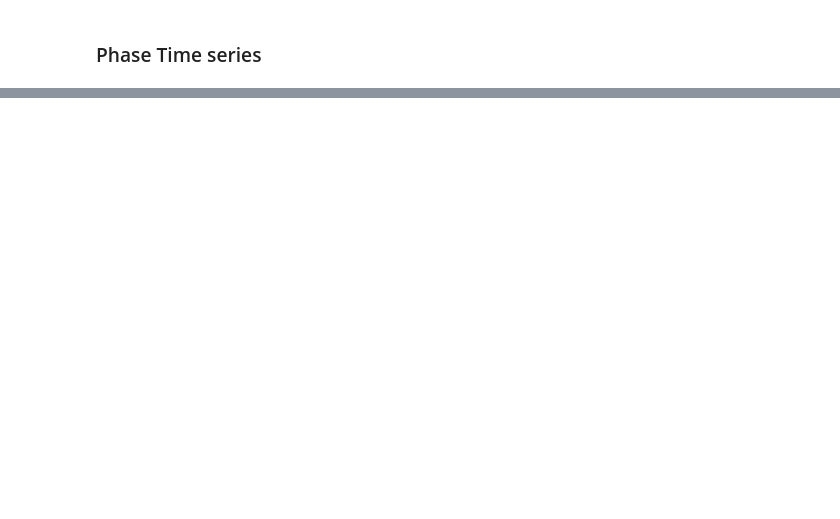
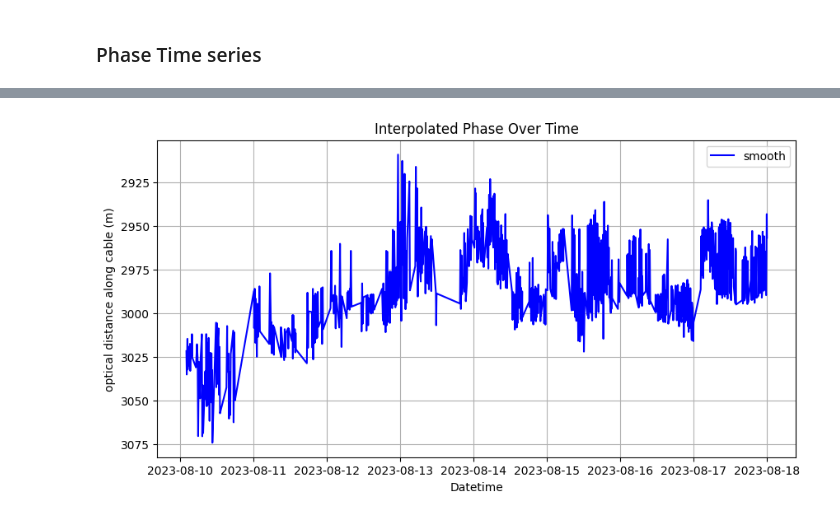
Before and after one commit to Benz-Poobua/Internal-tsunami-revealed-by-DAS, a Jupyter notebook: src/phase_time_series.ipynb, the cells around one changed output, grey strips where cells are left out. Drawn from its saved outputs; the diff is of its cells as text; code cells hidden in the pictures; blank space fills up the shorter version.

```diff
--- a/src/phase_time_series.ipynb
+++ b/src/phase_time_series.ipynb
@@ -127,0 +22,12 @@ plt.ylim(1/3600/3*2,0.5)
+# %%
+# data directory
+rough_path = os.path.join('..', 'data', 'phase_time_series_lower_rough')
+smooth_path = os.path.join('..', 'data', 'phase_time_series_lower_smooth')
+# %%
+# list files in increaseing sorted order
+sorted_rough = sort_file(rough_path)
+sorted_smooth = sort_file(smooth_path)
+# %%
+# concatenate all sorted files
+concat_rough_df = data_concat(sorted_rough, rough_path)
+concat_smooth_df = data_concat(sorted_smooth, smooth_path)
@@ -127,0 +51,17 @@ plt.ylim(1/3600/3*2,0.5)
+# %%
+prep_rough = prep_data(concat_rough_df)
+prep_smooth = prep_data(concat_smooth_df)
+# %%
+# Display the phase time series
+plt.figure(figsize=(10, 5))
+# plt.plot(prep_rough.index, prep_rough['optical distance along cable (m)'], label='rough', color='green')
+plt.plot(prep_smooth.index, prep_smooth['optical distance along cable (m)'], label='smooth', color='blue')
+plt.xlabel('Datetime')
+plt.ylabel('optical distance along cable (m)')
+plt.gca().invert_yaxis()
+plt.title('Interpolated Phase Over Time')
+plt.legend()
+plt.grid()
+plt.show()
+# %% [output]
+[figure, added]
```
Also changed, not shown: parts of 30 cells of this notebook.
